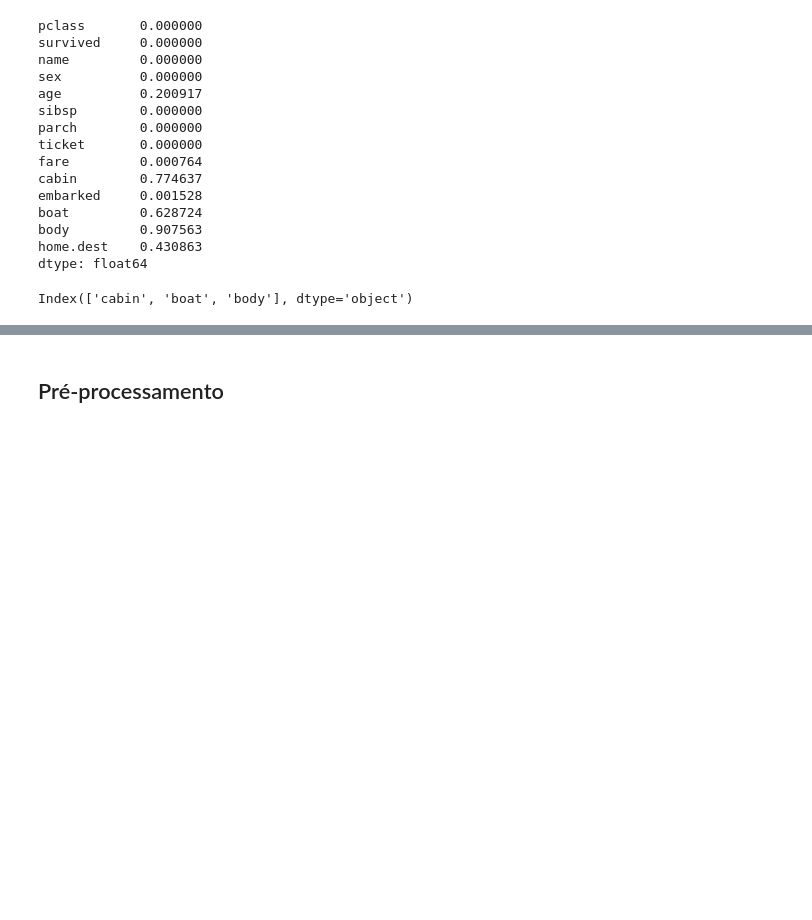
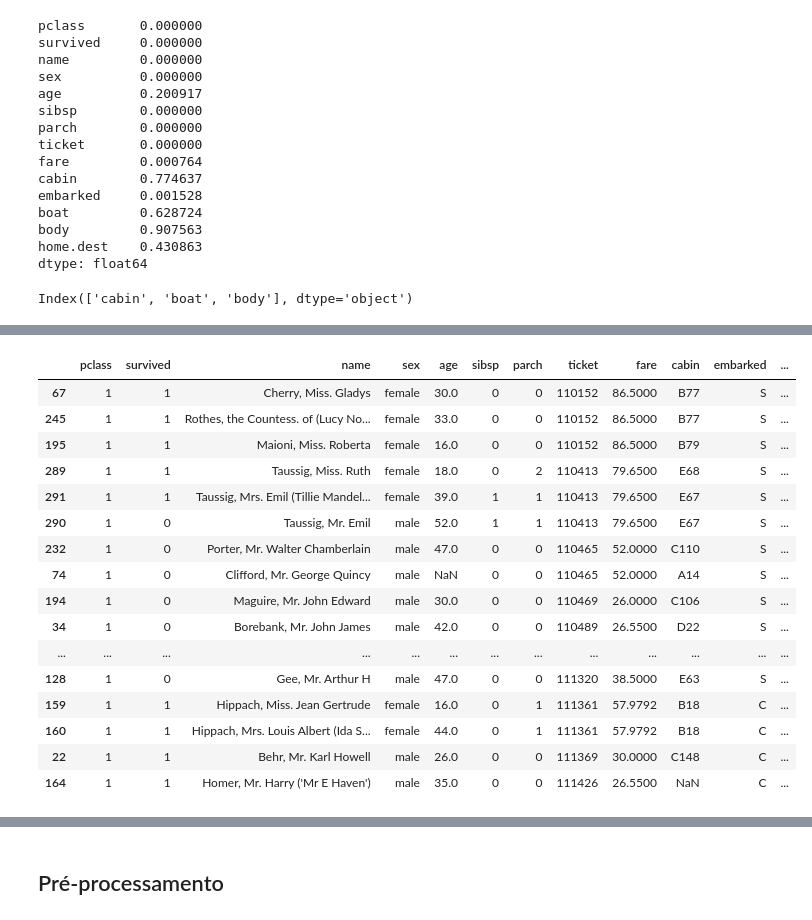
Before and after one commit to andersonmgomes/enap_bootcamp, a Jupyter notebook: 20211124-Pratica07/exercicio_titanic_knn_reglog_matriz.ipynb, the cells around one changed output, grey strips where cells are left out. Drawn from its saved outputs; the diff is of its cells as text; code cells hidden in the pictures; blank space fills up the shorter version.

```diff
--- a/20211124-Pratica07/exercicio_titanic_knn_reglog_matriz.ipynb
+++ b/20211124-Pratica07/exercicio_titanic_knn_reglog_matriz.ipynb
@@ -64,0 +109,20 @@ Index(['cabin', 'boat', 'body'], dtype='object')
+# %%
+df.sort_values('ticket').head(20)
+# %% [output]
+|  | pclass | survived | name | sex | age | sibsp | parch | ticket | fare | cabin | embarked | ... |
+| 67 | 1 | 1 | Cherry, Miss. Gladys | female | 30.0 | 0 | 0 | 110152 | 86.5000 | B77 | S | ... |
+| 245 | 1 | 1 | Rothes, the Countess. of (Lucy No... | female | 33.0 | 0 | 0 | 110152 | 86.5000 | B77 | S | ... |
+| 195 | 1 | 1 | Maioni, Miss. Roberta | female | 16.0 | 0 | 0 | 110152 | 86.5000 | B79 | S | ... |
+| 289 | 1 | 1 | Taussig, Miss. Ruth | female | 18.0 | 0 | 2 | 110413 | 79.6500 | E68 | S | ... |
+| 291 | 1 | 1 | Taussig, Mrs. Emil (Tillie Mandel... | female | 39.0 | 1 | 1 | 110413 | 79.6500 | E67 | S | ... |
+| 290 | 1 | 0 | Taussig, Mr. Emil | male | 52.0 | 1 | 1 | 110413 | 79.6500 | E67 | S | ... |
+| 232 | 1 | 0 | Porter, Mr. Walter Chamberlain | male | 47.0 | 0 | 0 | 110465 | 52.0000 | C110 | S | ... |
+| 74 | 1 | 0 | Clifford, Mr. George Quincy | male | NaN | 0 | 0 | 110465 | 52.0000 | A14 | S | ... |
+| 194 | 1 | 0 | Maguire, Mr. John Edward | male | 30.0 | 0 | 0 | 110469 | 26.0000 | C106 | S | ... |
+| 34 | 1 | 0 | Borebank, Mr. John James | male | 42.0 | 0 | 0 | 110489 | 26.5500 | D22 | S | ... |
+| ... | ... | ... | ... | ... | ... | ... | ... | ... | ... | ... | ... | ... |
+| 128 | 1 | 0 | Gee, Mr. Arthur H | male | 47.0 | 0 | 0 | 111320 | 38.5000 | E63 | S | ... |
+| 159 | 1 | 1 | Hippach, Miss. Jean Gertrude | female | 16.0 | 0 | 1 | 111361 | 57.9792 | B18 | C | ... |
+| 160 | 1 | 1 | Hippach, Mrs. Louis Albert (Ida S... | female | 44.0 | 0 | 1 | 111361 | 57.9792 | B18 | C | ... |
+| 22 | 1 | 1 | Behr, Mr. Karl Howell | male | 26.0 | 0 | 0 | 111369 | 30.0000 | C148 | C | ... |
+| 164 | 1 | 1 | Homer, Mr. Harry ('Mr E Haven') | male | 35.0 | 0 | 0 | 111426 | 26.5500 | NaN | C | ... |
```
Also changed, not shown: parts of 21 cells of this notebook, 15 other files.
